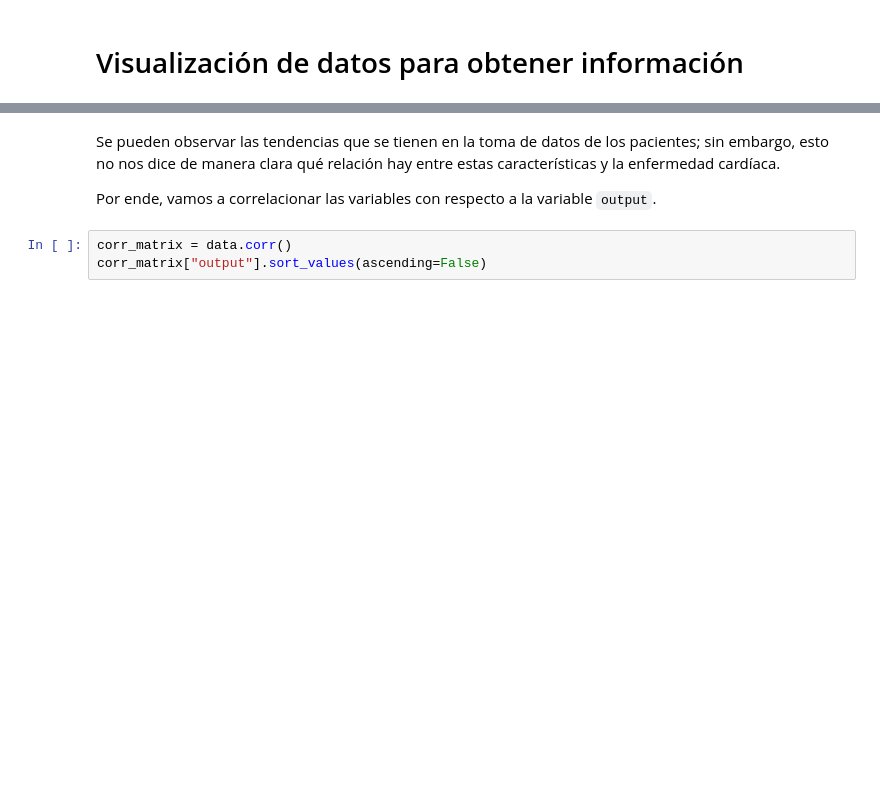
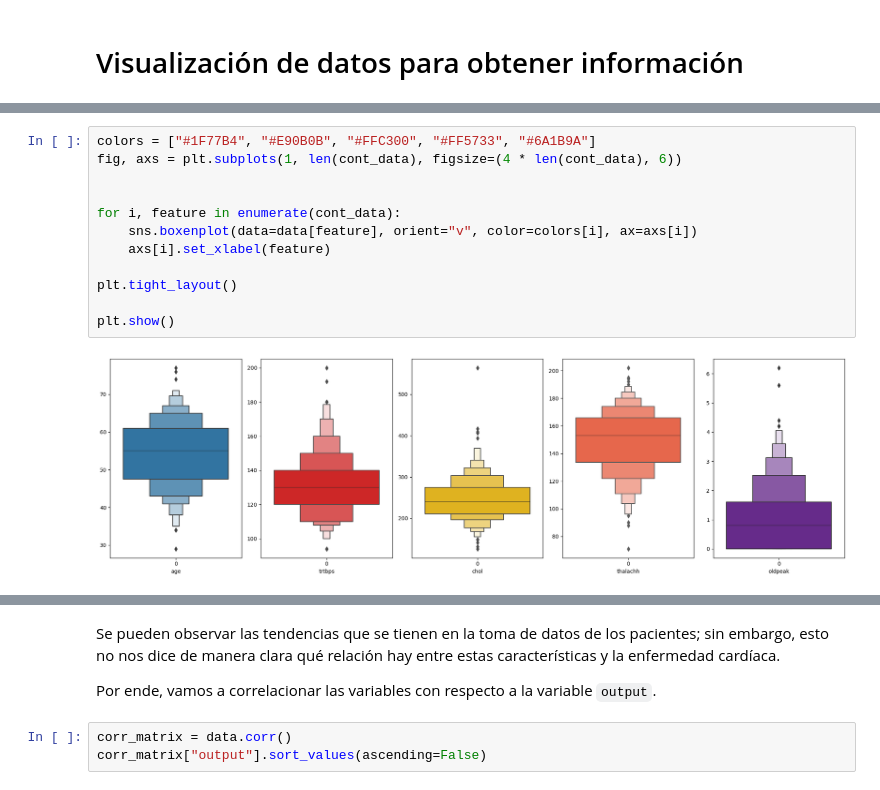
Before and after one commit to Nicolas2320/HeartAttack_Classifier, a Jupyter notebook: heart-attack-classifier.ipynb, the cells around one changed output, grey strips where cells are left out. Drawn from its saved outputs; the diff is of its cells as text; blank space fills up the shorter version.

```diff
--- a/heart-attack-classifier.ipynb
+++ b/heart-attack-classifier.ipynb
@@ -193,0 +217,14 @@ plt.show()
+# %%
+colors = ["#1F77B4", "#E90B0B", "#FFC300", "#FF5733", "#6A1B9A"]
+fig, axs = plt.subplots(1, len(cont_data), figsize=(4 * len(cont_data), 6))
+
+
+for i, feature in enumerate(cont_data):
+    sns.boxenplot(data=data[feature], orient="v", color=colors[i], ax=axs[i])
+    axs[i].set_xlabel(feature)
+
+plt.tight_layout()
+
+plt.show()
+# %% [output]
+[figure, added]
```
Also changed, not shown: parts of 26 cells of this notebook.
